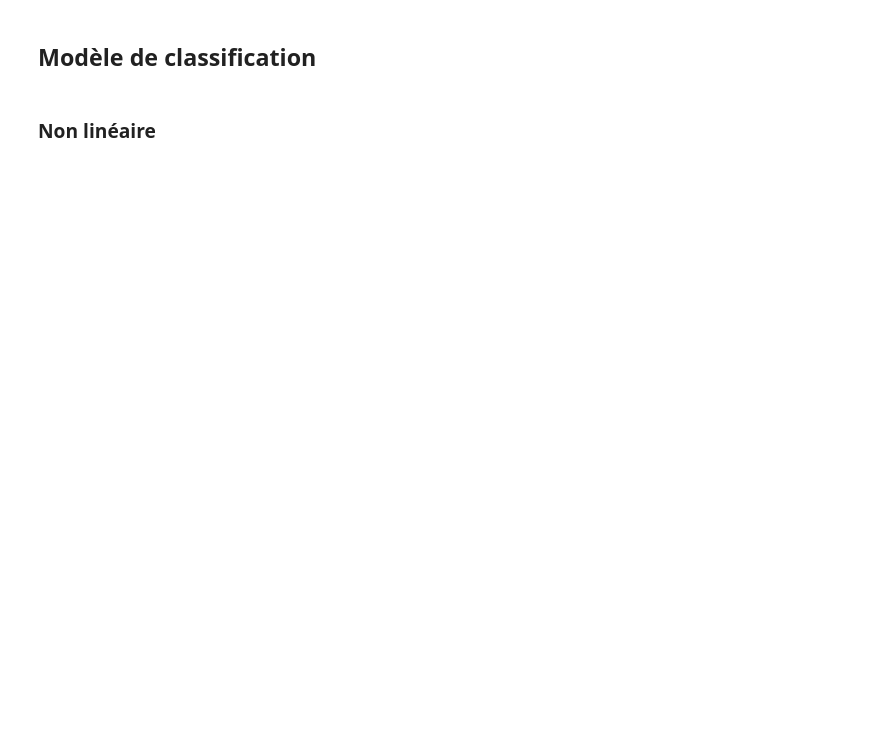
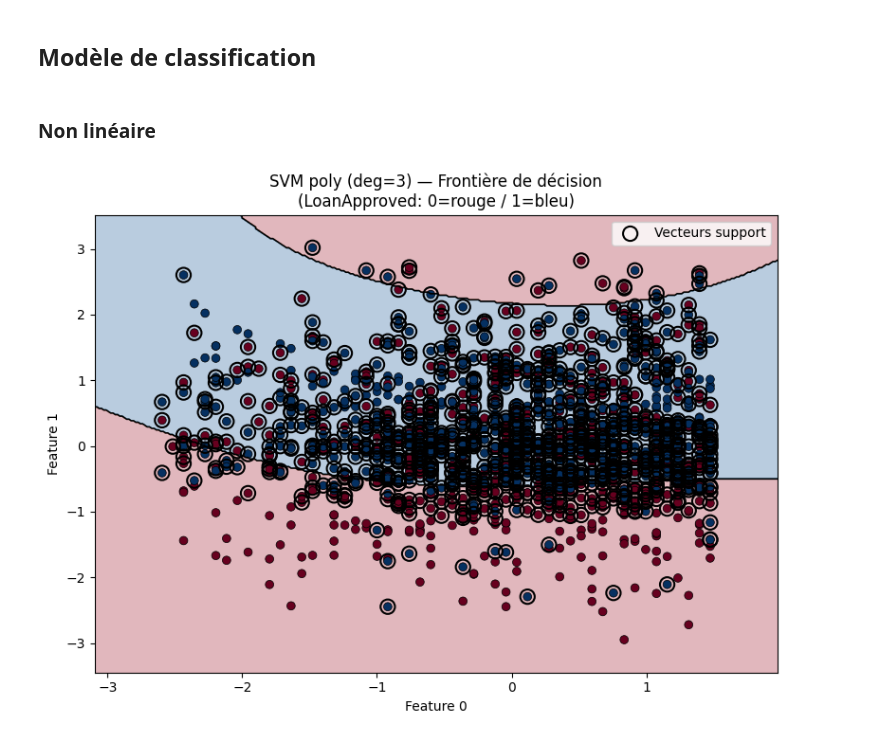
Before and after one commit to ArthurEDLP/projet_SVM_Arthur_Thomas, a Jupyter notebook: code.ipynb, the cells around one changed output. Cells and saved outputs as stored; diff of their text form; code cells hidden in the pictures; blank space fills up the shorter version.

```diff
--- a/code.ipynb
+++ b/code.ipynb
@@ -439,4 +451,65 @@ X_test_sc = scaler.transform(X_test)
+# %%
+rus = RandomUnderSampler(random_state=42)
+X_train_res, y_train_res = rus.fit_resample(X_train_sc, y_train)
 # %% [markdown]
 ## Modèle de classification
 # %% [markdown]
 ### Non linéaire
+# %%
+# ── 1. Choisir 2 features pour la visualisation ──────────────
+# Si X_train_sc a plus de 2 colonnes, on en sélectionne 2
+feature_idx = [0, 1]  # index des 2 features à afficher
+X2 = X_train_res[:, feature_idx]
+
+#from sklearn.decomposition import PCA
+# X2 = PCA(n_components=2).fit_transform(X_train_res)
+# %%
+
+
+
+# ── 2. Réentraîner le SVM sur ces 2 features ────────────────
+svm2 = SVC(kernel="poly", degree=3, C=50, coef0=1)
+svm2.fit(X2, y_train_res)
+
+# ── 3. Créer la grille de points ─────────────────────────────
+x_min, x_max = X2[:, 0].min() - 0.5, X2[:, 0].max() + 0.5
+y_min, y_max = X2[:, 1].min() - 0.5, X2[:, 1].max() + 0.5
+xx, yy = np.meshgrid(
+    np.linspace(x_min, x_max, 300),
+    np.linspace(y_min, y_max, 300)
+)
+
+# ── 4. Prédire sur la grille ─────────────────────────────────
+Z = svm2.predict(np.c_[xx.ravel(), yy.ravel()])
+Z = Z.reshape(xx.shape)
+
+# ── 5. Tracer la frontière ───────────────────────────────────
+fig, ax = plt.subplots(figsize=(8, 6))
+
+ax.contourf(xx, yy, Z, alpha=0.3, cmap="RdBu")
+ax.contour(xx, yy, Z, colors="black", linewidths=1.2, levels=[0.5])
+
+# Points d'entraînement
+scatter = ax.scatter(
+    X2[:, 0], X2[:, 1],
+    c=y_train_res, cmap="RdBu",
+    edgecolors="k", linewidths=0.5, s=40
+)
+
+# Vecteurs support
+ax.scatter(
+    svm2.support_vectors_[:, 0],
+    svm2.support_vectors_[:, 1],
+    s=120, facecolors="none",
+    edgecolors="black", linewidths=1.5,
+    label="Vecteurs support", zorder=5
+)
+
+ax.set_xlabel(f"Feature {feature_idx[0]}")
+ax.set_ylabel(f"Feature {feature_idx[1]}")
+ax.set_title("SVM poly (deg=3) — Frontière de décision\n(LoanApproved: 0=rouge / 1=bleu)")
+ax.legend()
+plt.tight_layout()
+plt.show()
+# %% [output]
+[figure, added]
```
Also changed, not shown: parts of 9 cells of this notebook, 2 other files.
